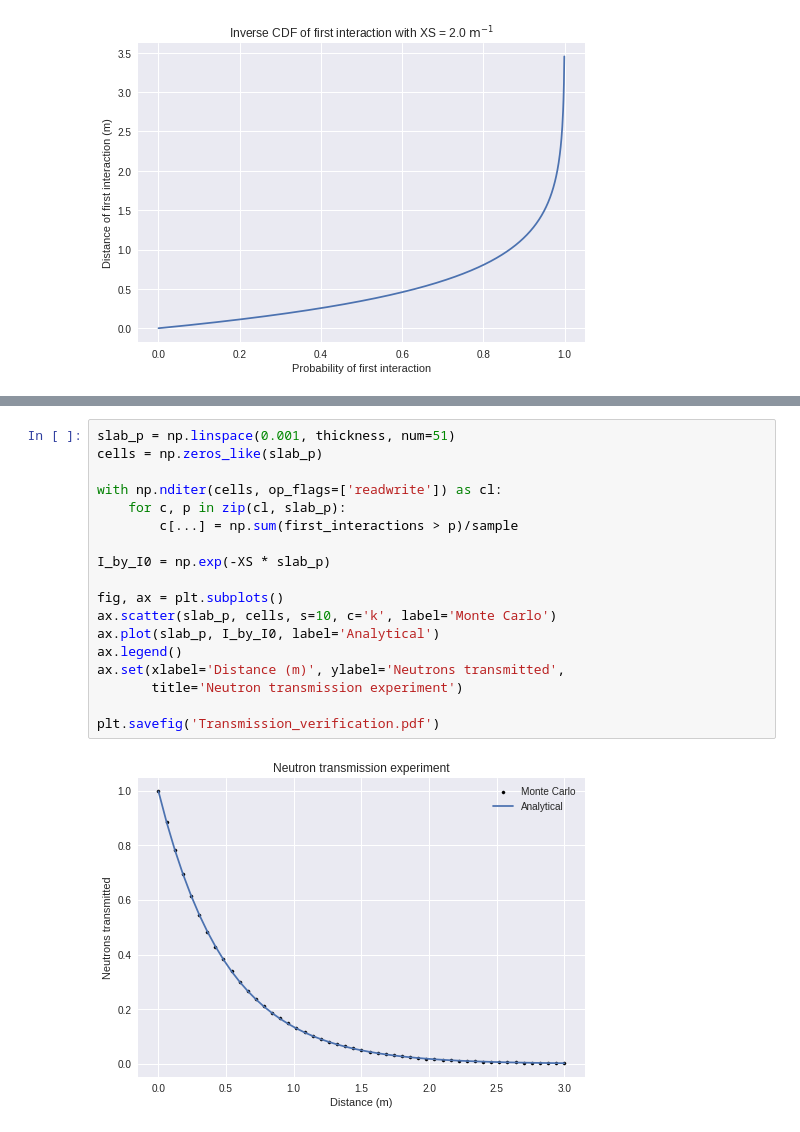
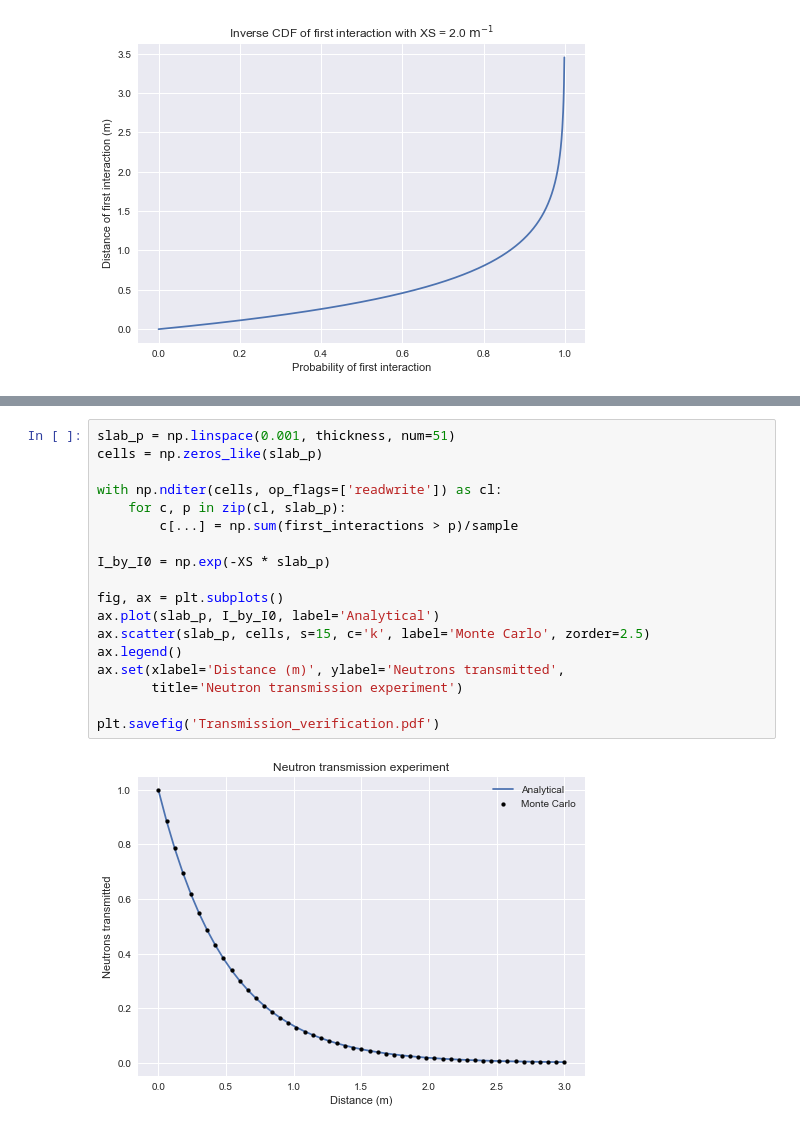
Before and after one commit to deOliveira-R/course_reactor_physics, a Jupyter notebook: cross-section/macro/neutron_tracking.ipynb, the cells around one changed output, grey strips where cells are left out. Cells and saved outputs as stored; diff of their text form.

Commit message:
Monte Carlo scatter above analytical plot

```diff
--- a/cross-section/macro/neutron_tracking.ipynb
+++ b/cross-section/macro/neutron_tracking.ipynb
@@ -217,20 +217,20 @@ Fraction of transmission: 0.002609375
 # %%
 slab_p = np.linspace(0.001, thickness, num=51)
 cells = np.zeros_like(slab_p)
 
 with np.nditer(cells, op_flags=['readwrite']) as cl:
     for c, p in zip(cl, slab_p):
         c[...] = np.sum(first_interactions > p)/sample
 
 I_by_I0 = np.exp(-XS * slab_p)
 
 fig, ax = plt.subplots()
-ax.scatter(slab_p, cells, s=10, c='k', label='Monte Carlo')
 ax.plot(slab_p, I_by_I0, label='Analytical')
+ax.scatter(slab_p, cells, s=15, c='k', label='Monte Carlo', zorder=2.5)
 ax.legend()
 ax.set(xlabel='Distance (m)', ylabel='Neutrons transmitted',
        title='Neutron transmission experiment')
 
 plt.savefig('Transmission_verification.pdf')
 # %% [output]
-[figure, old version]
+[figure, new version]
```
Also changed, not shown: parts of 2 cells of this notebook, 1 other file.
